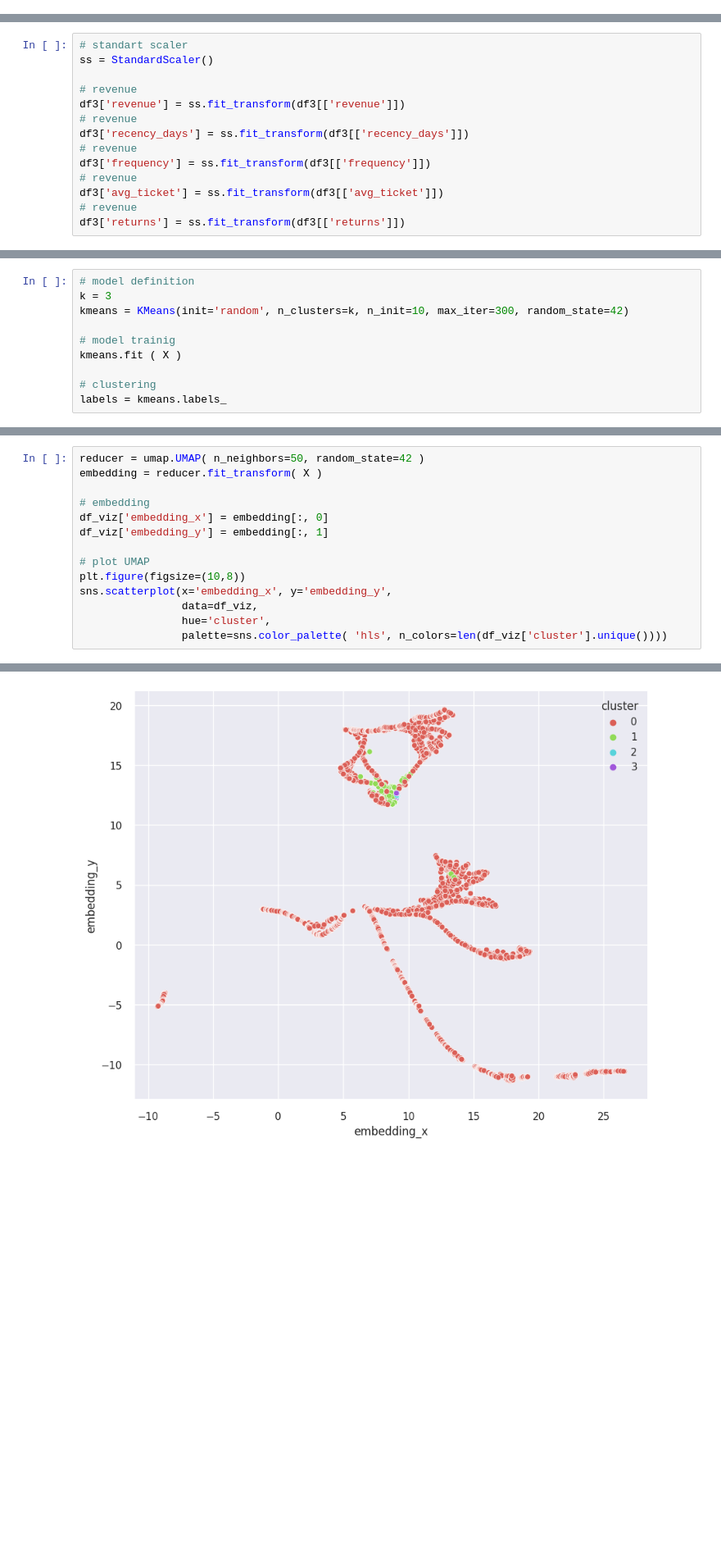
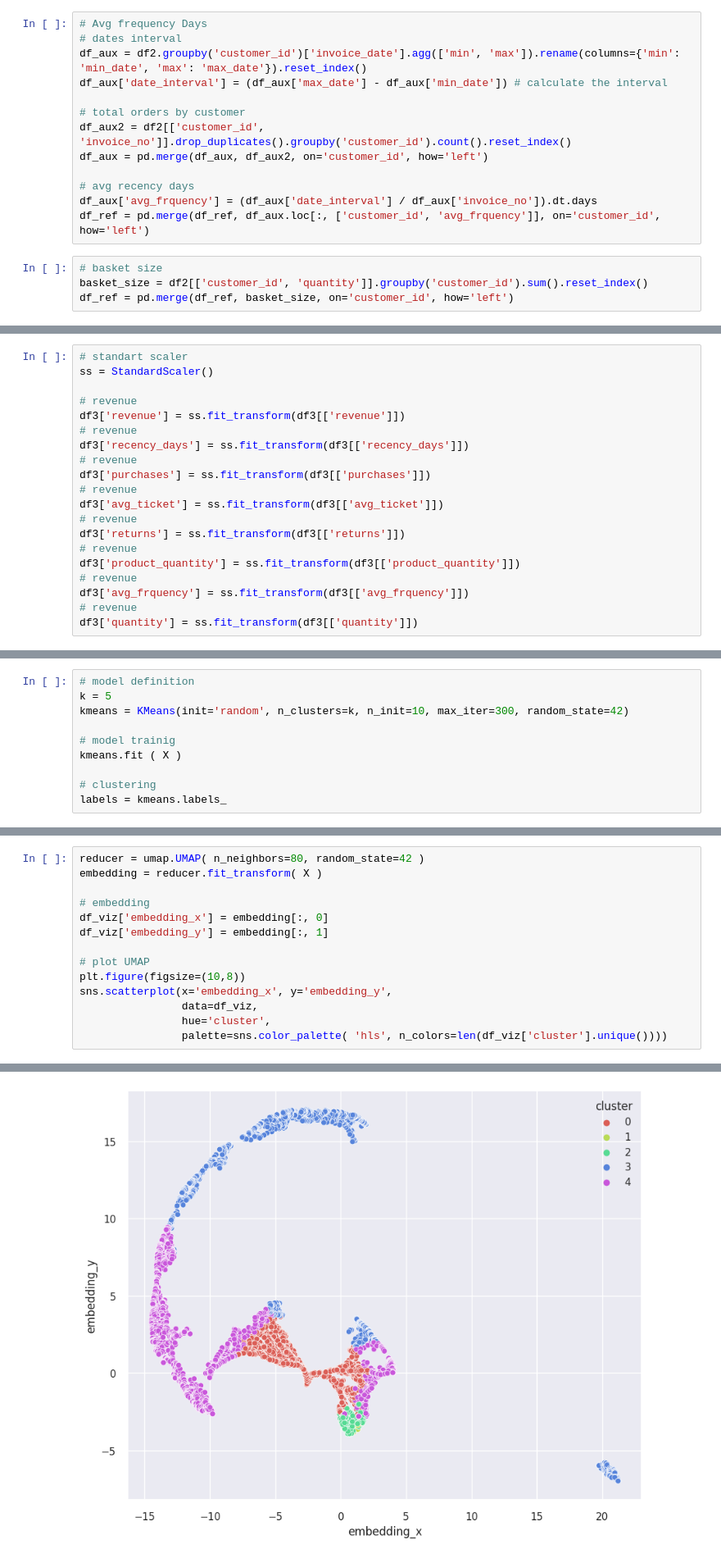
Before and after one commit to natan-matos/ds-clustering, a Jupyter notebook: notebooks/07-nm-data-feature-engineering-2.ipynb, the cells around one changed output, grey strips where cells are left out. Shown at 82% size. Cells and saved outputs as stored; diff of their text form; blank space fills up the shorter version.

```diff
--- a/notebooks/07-nm-data-feature-engineering-2.ipynb
+++ b/notebooks/07-nm-data-feature-engineering-2.ipynb
@@ -464,3 +456,20 @@ df_ref = pd.merge(df_ref, quantity, on='customer_id', how='left')
+# %%
+# Avg frequency Days
+# dates interval
+df_aux = df2.groupby('customer_id')['invoice_date'].agg(['min', 'max']).rename(columns={'min': 'min_date', 'max': 'max_date'}).reset_index()
+df_aux['date_interval'] = (df_aux['max_date'] - df_aux['min_date']) # calculate the interval
+
+# total orders by customer
+df_aux2 = df2[['customer_id', 'invoice_no']].drop_duplicates().groupby('customer_id').count().reset_index()
+df_aux = pd.merge(df_aux, df_aux2, on='customer_id', how='left')
+
+# avg recency days
+df_aux['avg_frquency'] = (df_aux['date_interval'] / df_aux['invoice_no']).dt.days
+df_ref = pd.merge(df_ref, df_aux.loc[:, ['customer_id', 'avg_frquency']], on='customer_id', how='left')
+# %%
+# basket size
+basket_size = df2[['customer_id', 'quantity']].groupby('customer_id').sum().reset_index()
+df_ref = pd.merge(df_ref, basket_size, on='customer_id', how='left')
 # %%
 # frequency
 # %%
@@ -484,8 +499,14 @@ df3['revenue'] = ss.fit_transform(df3[['revenue']])
 # revenue
 df3['recency_days'] = ss.fit_transform(df3[['recency_days']])
 # revenue
-df3['frequency'] = ss.fit_transform(df3[['frequency']])
+df3['purchases'] = ss.fit_transform(df3[['purchases']])
 # revenue
 df3['avg_ticket'] = ss.fit_transform(df3[['avg_ticket']])
 # revenue
 df3['returns'] = ss.fit_transform(df3[['returns']])
+# revenue
+df3['product_quantity'] = ss.fit_transform(df3[['product_quantity']])
+# revenue
+df3['avg_frquency'] = ss.fit_transform(df3[['avg_frquency']])
+# revenue
+df3['quantity'] = ss.fit_transform(df3[['quantity']])
@@ -572,7 +584,7 @@ plt.show()
 # 8.0 Machine Learnign Modeling
 # %%
 # model definition
-k = 3
+k = 5
 kmeans = KMeans(init='random', n_clusters=k, n_init=10, max_iter=300, random_state=42)
 
 # model trainig
@@ -638,21 +650,21 @@ viz.finalize()
 # %% [markdown]
 ### UMAP - t-SNE (Manifold)
 # %%
-reducer = umap.UMAP( n_neighbors=50, random_state=42 )
+reducer = umap.UMAP( n_neighbors=80, random_state=42 )
 embedding = reducer.fit_transform( X )
 
 # embedding
 df_viz['embedding_x'] = embedding[:, 0]
 df_viz['embedding_y'] = embedding[:, 1]
 
 # plot UMAP
 plt.figure(figsize=(10,8))
 sns.scatterplot(x='embedding_x', y='embedding_y',
                 data=df_viz,
                 hue='cluster',
                 palette=sns.color_palette( 'hls', n_colors=len(df_viz['cluster'].unique())))
 # %% [output]
 <Axes: xlabel='embedding_x', ylabel='embedding_y'>
-[figure, old version]
+[figure, new version]
 # %% [markdown]
 ### Cluster Profile
```
Also changed, not shown: parts of 19 cells of this notebook.
